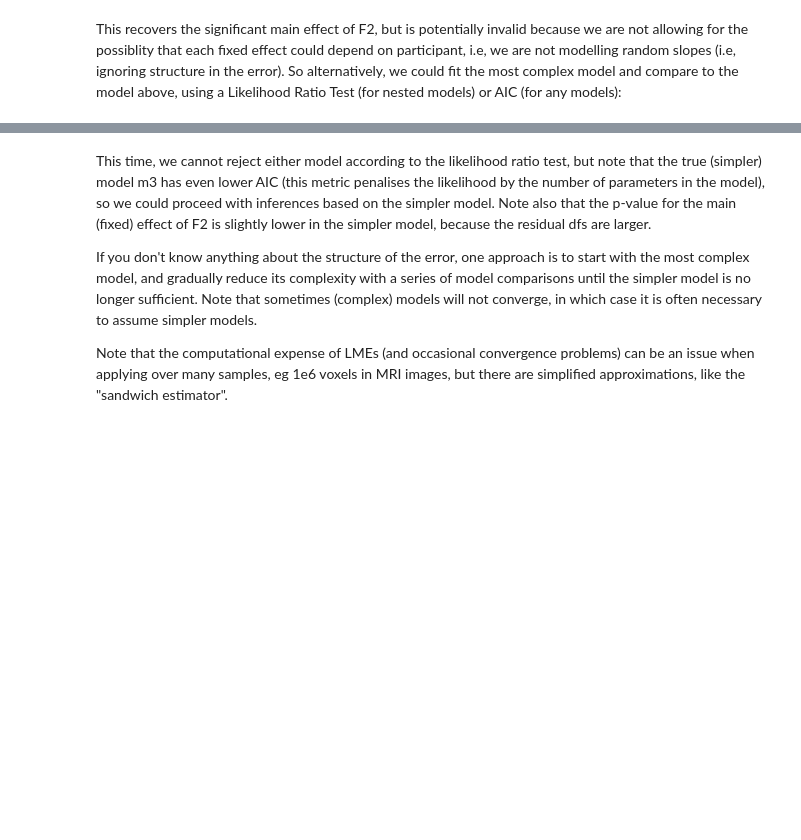
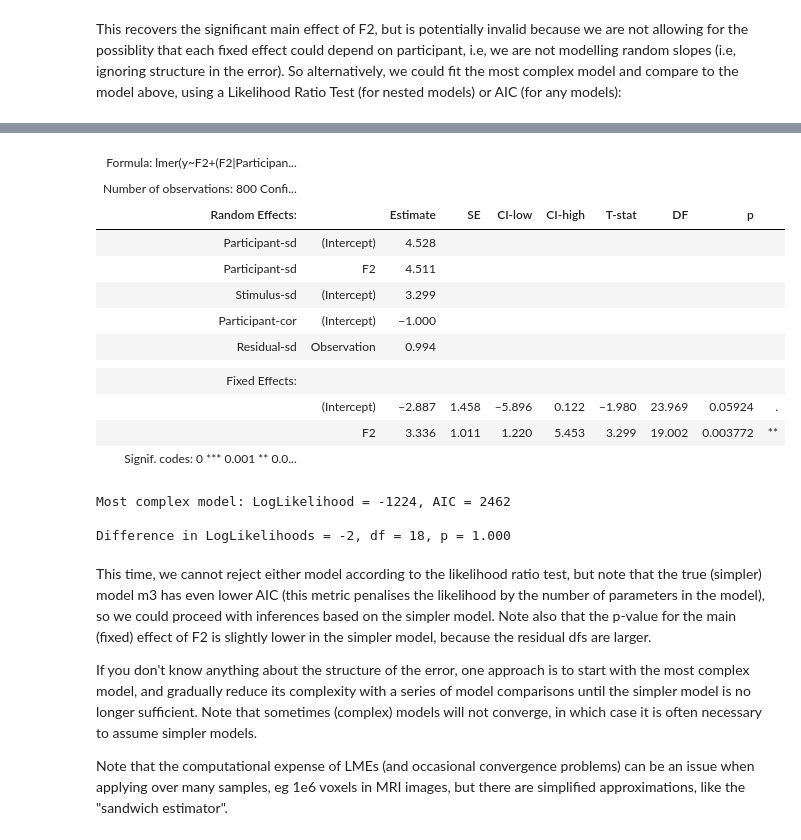
Before and after one commit to RikHenson/Stats4Imaging, a Jupyter notebook: stats4imaging_python_raw.ipynb, the cells around one changed output, grey strips where cells are left out. Drawn from its saved outputs; the diff is of its cells as text; code cells hidden in the pictures; blank space fills up the shorter version.

```diff
--- a/stats4imaging_python_raw.ipynb
+++ b/stats4imaging_python_raw.ipynb
@@ -1904,15 +2262,34 @@ Model comparison shows that m2 is a better model (according to LRT, and AIC, whe
 # %%
-m3 = Lmer("y ~ F2 + (F2|Participant) + (1|Stimulus)", data=tab)
-print(m3.fit())
-l3 = m3.logLike
-print(f'\nMost complex model: LogLikelihood = {l3:.0f}, AIC = {m3.AIC:.0f}')
+m3 = lmer("y ~ F2 + (F2|Participant) + (1|Stimulus)", data=tab)
+display(m3.fit(summary=True))
+
+l3 = m3.result_fit_stats["logLik"].item()
+aic3 = m3.result_fit_stats["AIC"].item()
+print(f'\nMost complex model: LogLikelihood = {l3:.0f}, AIC = {aic3:.0f}')
 
 C2 = -2*(l3-l2)
-df_m3 = (m3.AIC+2*l3)/2 # Hacky way of getting dfs!
+df_m3 = (aic3+2*l3)/2 # Hacky way of getting dfs!
 df_diff = df_m2 - df_m3
 #df_diff = (20+10)*3 # 20 participant slopes and 10 stimulus slopes for 3 new effects
 p = 1 - chi2(df_diff).cdf(C2)
 print(f'\nDifference in LogLikelihoods = {(l3-l2):.0f}, df = {df_diff:.0f}, p = {p:.3f}')
+# %% [output]
+| Formula: lmer(y~F2+(F2|Participan... |  |  |  |  |  |  |  |  |  |
+| Number of observations: 800 Confi... |  |  |  |  |  |  |  |  |  |
+| Random Effects: |  | Estimate | SE | CI-low | CI-high | T-stat | DF | p |  |
+| Participant-sd | (Intercept) | 4.528 |  |  |  |  |  |  |  |
+| Participant-sd | F2 | 4.511 |  |  |  |  |  |  |  |
+| Stimulus-sd | (Intercept) | 3.299 |  |  |  |  |  |  |  |
+| Participant-cor | (Intercept) | −1.000 |  |  |  |  |  |  |  |
+| Residual-sd | Observation | 0.994 |  |  |  |  |  |  |  |
+|  |  |  |  |  |  |  |  |  |  |
+| Fixed Effects: |  |  |  |  |  |  |  |  |  |
+|  | (Intercept) | −2.887 | 1.458 | −5.896 | 0.122 | −1.980 | 23.969 | 0.05924 | . |
+|  | F2 | 3.336 | 1.011 | 1.220 | 5.453 | 3.299 | 19.002 | 0.003772 | ** |
+| Signif. codes: 0 *** 0.001 ** 0.0... |  |  |  |  |  |  |  |  |  |
+Most complex model: LogLikelihood = -1224, AIC = 2462
+
+Difference in LogLikelihoods = -2, df = 18, p = 1.000
 # %% [markdown]
 This time, we cannot reject either model according to the likelihood ratio test, but note that the true (simpler) model m3 has even lower AIC (this metric penalises the likelihood by the number of parameters in the model), so we could proceed with inferences based on the simpler model. Note also that the p-value for the main (fixed) effect of F2 is slightly lower in the simpler model, because the residual dfs are larger.
 
```
Also changed, not shown: parts of 90 cells of this notebook, 2 other files.
